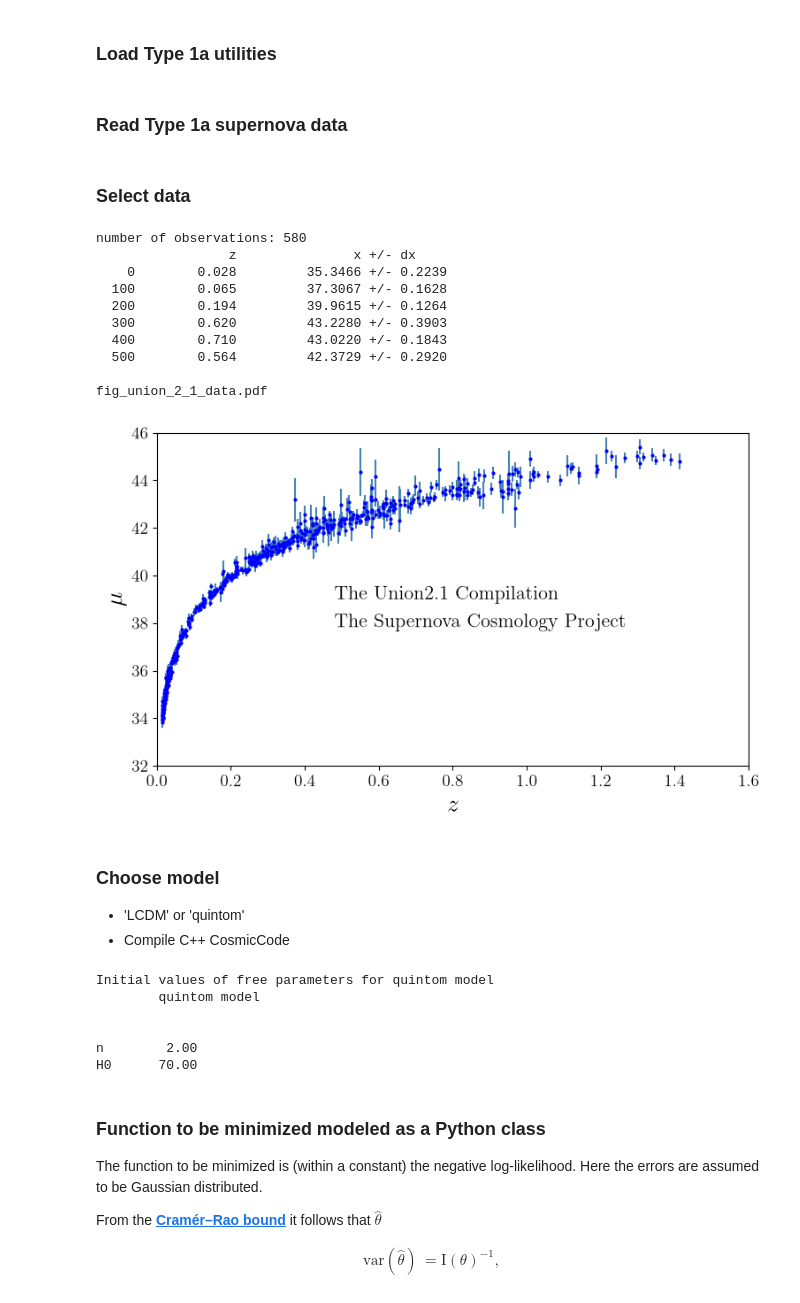
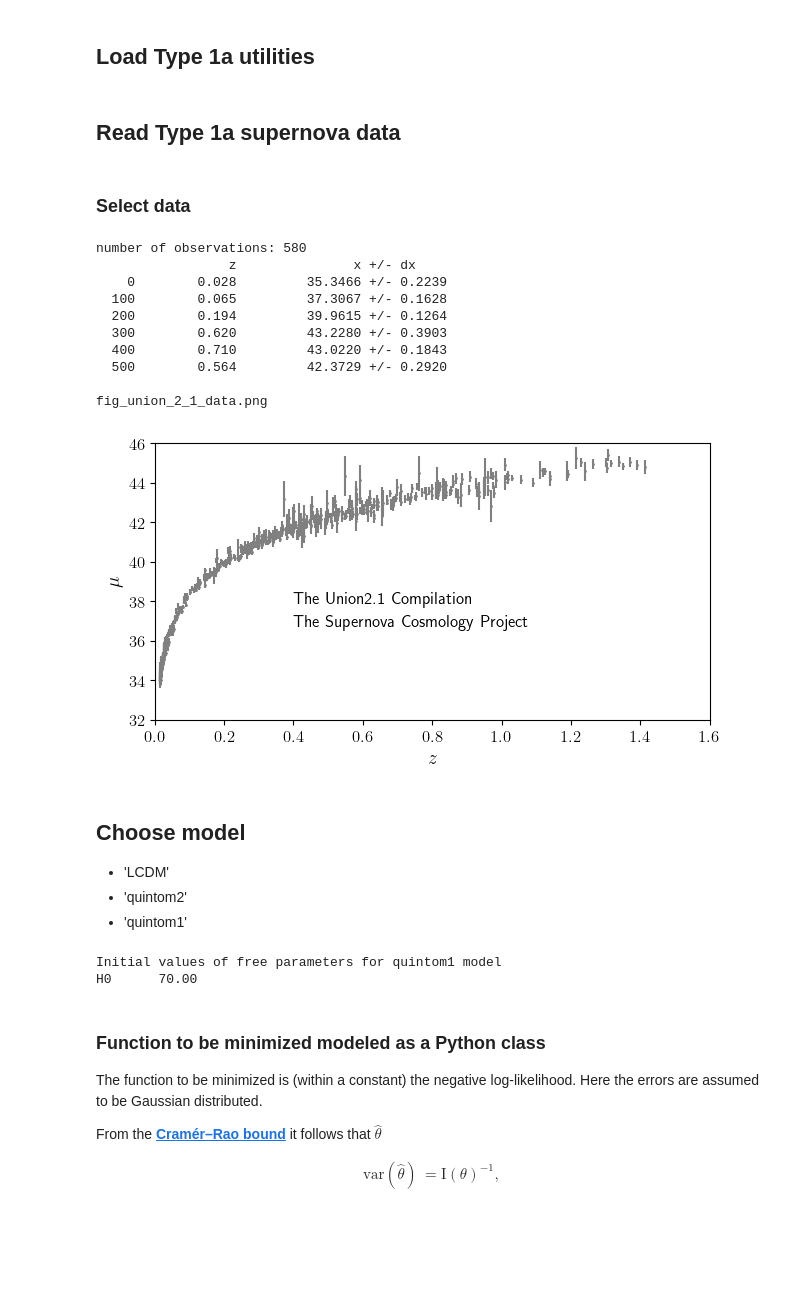
Before and after one commit to hbprosper/type1afit, a Jupyter notebook: type1afit.ipynb, the cells around one changed output. Cells and saved outputs as stored; diff of their text form; code cells hidden in the pictures; blank space fills up the shorter version.

```diff
--- a/type1afit.ipynb
+++ b/type1afit.ipynb
@@ -215,5 +206,5 @@ $$\chi^2(\theta) = \sum_{i=1}^{N} \, \left[\frac{x_i - \mu(z_i, \theta)}{\sigma_
 
 For a good fit, we expect $\textrm{min}[\chi^2] \, / \, \textrm{ndf} \approx 1$, where the number of degrees of freedom (ndf) $= N - P$, where $P$ is the number of free parameters.
 # %% [markdown]
-### Load Type 1a utilities
+## Load Type 1a utilities
 # %%
@@ -221,5 +212,5 @@ For a good fit, we expect $\textrm{min}[\chi^2] \, / \, \textrm{ndf} \approx 1$,
 # %% [markdown]
-### Read Type 1a supernova data
+## Read Type 1a supernova data
 # %% [markdown]
 ### Select data
 # %%
@@ -227,65 +218,52 @@ For a good fit, we expect $\textrm{min}[\chi^2] \, / \, \textrm{ndf} \approx 1$,
 
 bag = Bag()
 
-filename = '../SCPUnion2.1_mu_vs_z.txt'
+filename = 'SCPUnion2.1_mu_vs_z.txt'
 
 z, mu, dmu = read_data(filename)
-
-Ndata = 100
 
 random_choice = False
 
 if random_choice:
+    Ndata = 100
     k = np.random.choice(len(z), Ndata)
     bag.z   = z[k]
     bag.mu  = mu[k]
     bag.dmu = dmu[k]
 else:
     bag.z   = z
     bag.mu  = mu
     bag.dmu = dmu
 
 Ndata = len(bag.z)
 
 plot_data(bag)
 # %% [output]
 number of observations: 580
                  z               x +/- dx
     0        0.028         35.3466 +/- 0.2239
   100        0.065         37.3067 +/- 0.1628
   200        0.194         39.9615 +/- 0.1264
   300        0.620         43.2280 +/- 0.3903
   400        0.710         43.0220 +/- 0.1843
   500        0.564         42.3729 +/- 0.2920
 
-fig_union_2_1_data.pdf
+fig_union_2_1_data.png
-[figure, old version]
+[figure, new version]
 # %% [markdown]
-### Choose model
-   * 'LCDM' or 'quintom'
-   * Compile C++ CosmicCode
+## Choose model
+   * 'LCDM'
+   * 'quintom2'
+   * 'quintom1'
 # %%
-bag.name = 'quintom'
+bag.model= Model(QUINTOM1)
+bag.code = CosmicCode(bag.model)
+print('\nInitial values of free parameters for %s model' % bag.model.name)
 
-bag.code, bag.params = compileCode(bag, PARAMS)
-
-# initialize a C array for the parameters; this is needed for
-# distanceModulus
-bag.p = array('d')
-
-print('\nInitial values of free parameters for %s model' % bag.name)
-
-for name, value, _, _ in bag.params:
-    bag.p.append(value)
+for name, value in zip(bag.model.pname, bag.model.param):
     print('%s\t%5.2f' % (name, value))
-
-guess = np.array(bag.p)
 # %% [output]
-Initial values of free parameters for quintom model
-        quintom model
-
-
-n        2.00
+Initial values of free parameters for quintom1 model
 H0      70.00
 # %% [markdown]
 ### Function to be minimized modeled as a Python class
```
Also changed, not shown: parts of 17 cells of this notebook, 2 other files.
